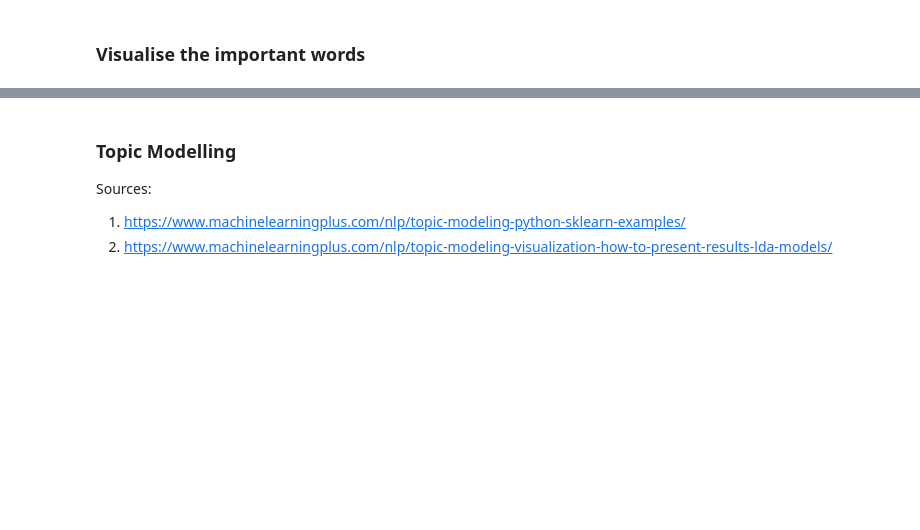
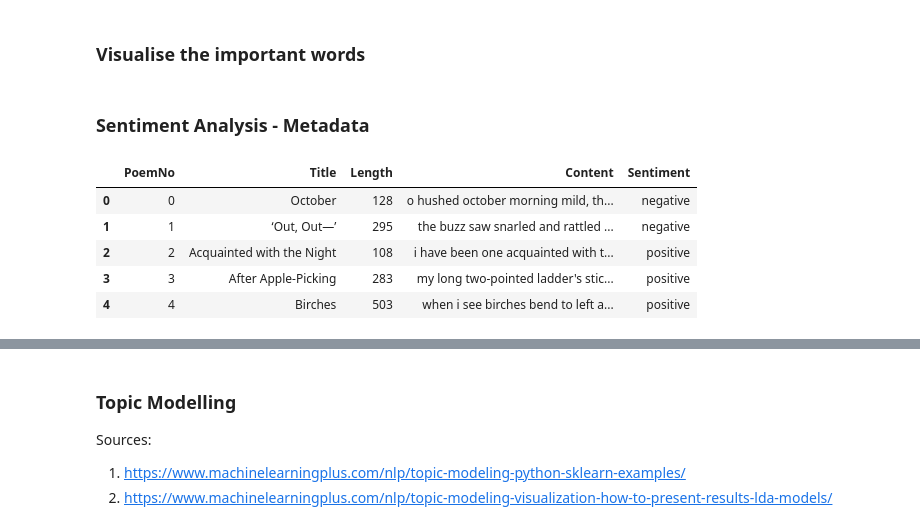
Before and after one commit to rochiecuevas/poetry, a Jupyter notebook: Frost_NLP.ipynb, the cells around one changed output, grey strips where cells are left out. Saved outputs shown, nothing was run; the diff lists cells and outputs as text; code cells hidden in the pictures; blank space fills up the shorter version.

Commit message:
added sentiment analysis

```diff
--- a/Frost_NLP.ipynb
+++ b/Frost_NLP.ipynb
@@ -9,7 +9,7 @@ import sqlite3
 from pprint import pprint
 # %%
 # Connect to the poetry database
-conn = sqlite3.connect("Poetry.db")
+conn = sqlite3.connect("db/Poetry.db")
 
 # Load the data into a dataframe
 df = pd.read_sql_query("select * from Frost;", conn)
@@ -46,0 +49,5 @@ See the caveats in the documentation: http://pandas.pydata.org/pandas-docs/stabl
+# %%
+# Get the title, lines, and poem number of each poem
+poems = df1["title"].values.tolist()
+index = df1["index"].values.tolist()
+lines = df1["lines"].values.tolist()
@@ -47,3 +60,6 @@ See the caveats in the documentation: http://pandas.pydata.org/pandas-docs/stabl
+# %%
+# Get length of the entire poem for each poem
+poem_length = [len(line.split()) for line in lines]
 # %% [markdown]
 ### Transform the data
 # %%
@@ -365,3 +354,29 @@ def plot_it(poem_title):
 # %%
 # Plot the data by poem title
 interactive(plot_it, poem_title = poem_title)
+# %% [markdown]
+### Sentiment Analysis - Metadata
+# %%
+# Predict sentiments based on textblobs
+sentiment_polarity = [round(poem.sentiment.polarity, 3) \
+                      for poem in poemlist2]
+sentiment_cat = ["positive" if sp > 0
+                 else "negative" if sp < 0
+                 else "neutral"
+                 for sp in sentiment_polarity]
+# %%
+metadata = pd.DataFrame({"PoemNo": index,
+                         "Title": poems,
+                         "Content": lines,
+                         "Length": poem_length,
+                         "Sentiment": sentiment_cat},
+                        columns = ["PoemNo", "Title", "Length",
+                                   "Content", "Sentiment"])
+metadata.head()
+# %% [output]
+|  | PoemNo | Title | Length | Content | Sentiment |
+| 0 | 0 | October | 128 | o hushed october morning mild, th... | negative |
+| 1 | 1 | ‘Out, Out—’ | 295 | the buzz saw snarled and rattled ... | negative |
+| 2 | 2 | Acquainted with the Night | 108 | i have been one acquainted with t... | positive |
+| 3 | 3 | After Apple-Picking | 283 | my long two-pointed ladder's stic... | positive |
+| 4 | 4 | Birches | 503 | when i see birches bend to left a... | positive |
```
Also changed, not shown: parts of 6 cells of this notebook.
